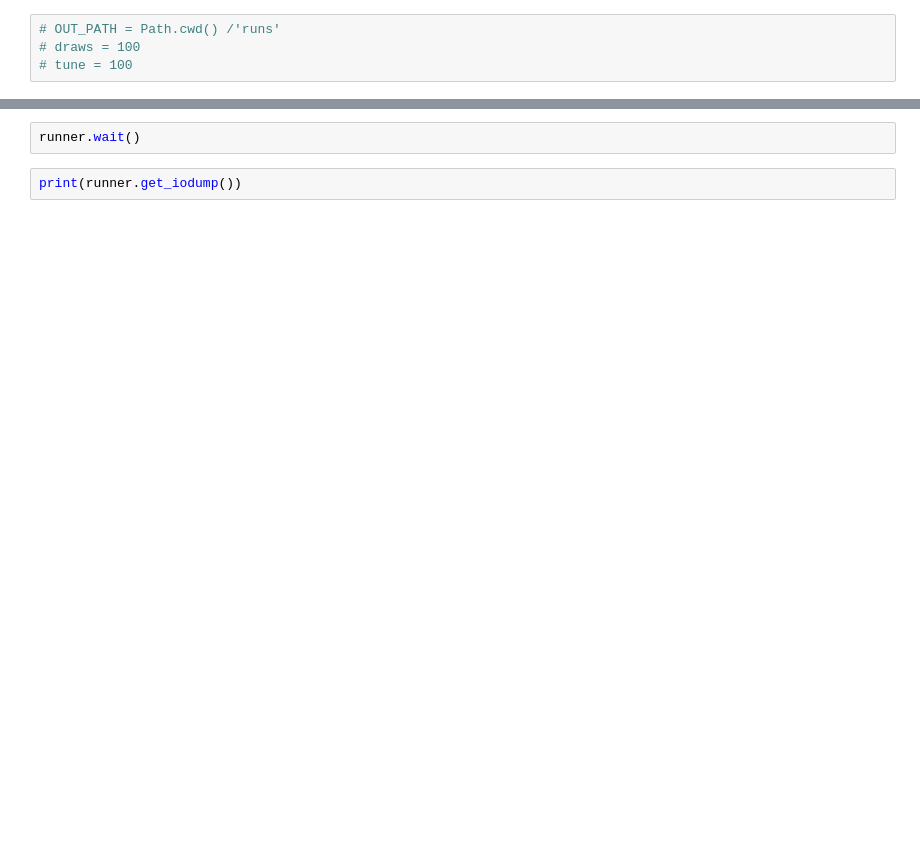
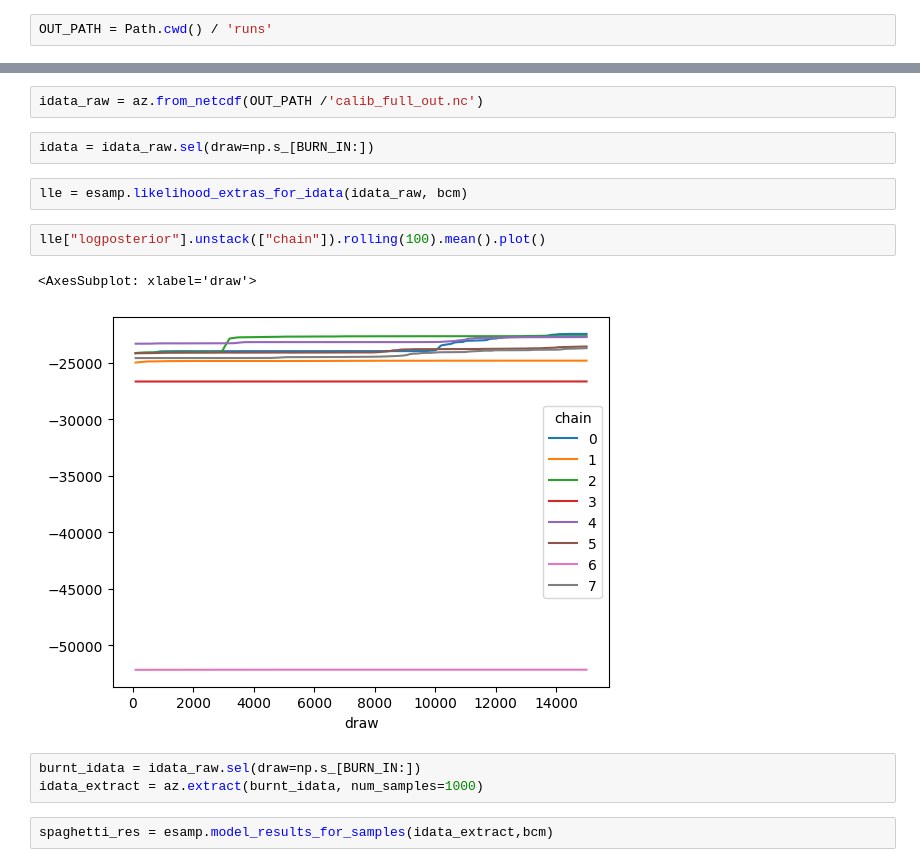
Before and after one commit to vlbui/tbdynamics, a Jupyter notebook: calibrate.ipynb, the cells around one changed output, grey strips where cells are left out. Cells and saved outputs as stored; diff of their text form; blank space fills up the shorter version.

Commit message:
Add local calib

```diff
--- a/calibrate.ipynb
+++ b/calibrate.ipynb
@@ -55,7 +57,5 @@ def run_calibration(bridge: springboard.task.TaskBridge, draws, tune):
     idata_raw = calibrate(bridge.out_path, draws, tune)
     bridge.logger.info('Calibration complete')
 # %%
-# OUT_PATH = Path.cwd() /'runs'
-# draws = 100
-# tune = 100
+OUT_PATH = Path.cwd() / 'runs'
 # %%
@@ -82,4 +91,16 @@ print(runner.tail())
-# %%
-runner.wait()
-# %%
-print(runner.get_iodump())
+# %%
+idata_raw = az.from_netcdf(OUT_PATH /'calib_full_out.nc')
+# %%
+idata = idata_raw.sel(draw=np.s_[BURN_IN:])
+# %%
+lle = esamp.likelihood_extras_for_idata(idata_raw, bcm)
+# %%
+lle["logposterior"].unstack(["chain"]).rolling(100).mean().plot()
+# %% [output]
+<AxesSubplot: xlabel='draw'>
+[figure, added]
+# %%
+burnt_idata = idata_raw.sel(draw=np.s_[BURN_IN:])
+idata_extract = az.extract(burnt_idata, num_samples=1000)
+# %%
+spaghetti_res = esamp.model_results_for_samples(idata_extract,bcm)
```
Also changed, not shown: parts of 12 cells of this notebook, 4 other files.
